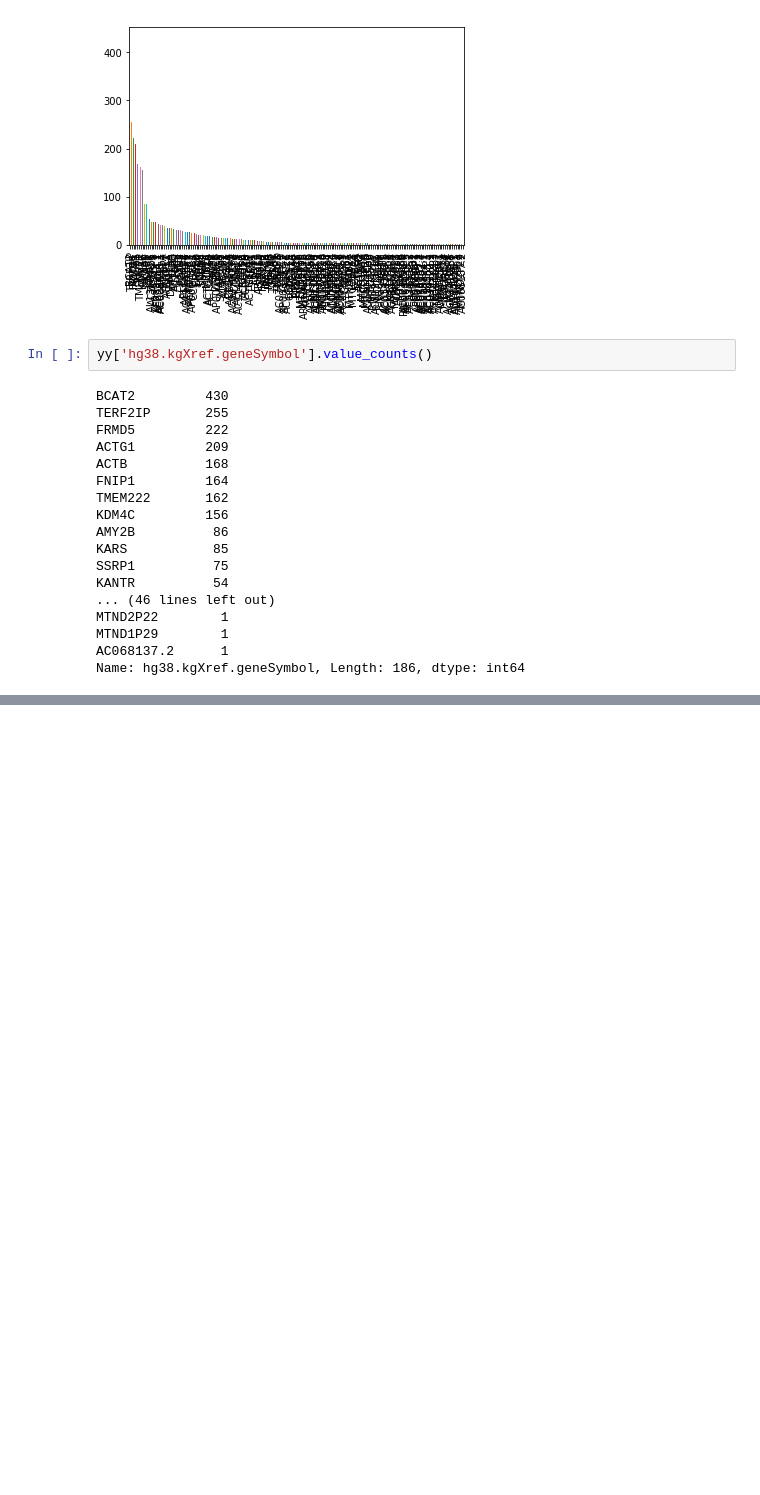
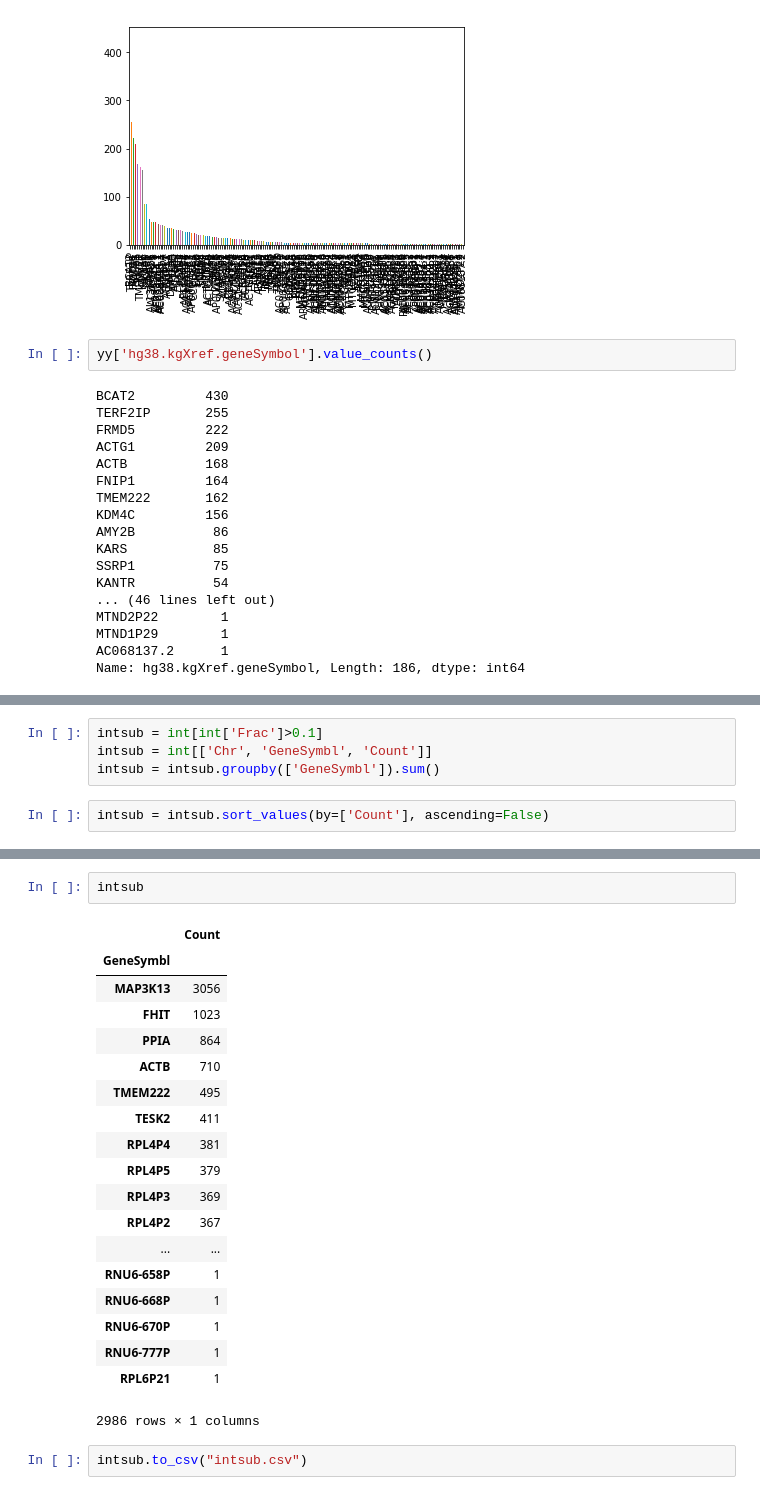
Before and after one commit to Anbyew/MyC3PO, a Jupyter notebook: result/read psl.ipynb, the cells around one changed output, grey strips where cells are left out. Cells and saved outputs as stored; diff of their text form; blank space fills up the shorter version.

```diff
--- a/result/read psl.ipynb
+++ b/result/read psl.ipynb
@@ -158,0 +175,6 @@ Name: hg38.kgXref.geneSymbol, Length: 186, dtype: int64
+# %%
+intsub = int[int['Frac']>0.1]
+intsub = int[['Chr', 'GeneSymbl', 'Count']]
+intsub = intsub.groupby(['GeneSymbl']).sum()
+# %%
+intsub = intsub.sort_values(by=['Count'], ascending=False)
@@ -158,0 +185,24 @@ Name: hg38.kgXref.geneSymbol, Length: 186, dtype: int64
+# %%
+intsub
+# %% [output]
+|  | Count |
+| GeneSymbl |  |
+| MAP3K13 | 3056 |
+| FHIT | 1023 |
+| PPIA | 864 |
+| ACTB | 710 |
+| TMEM222 | 495 |
+| TESK2 | 411 |
+| RPL4P4 | 381 |
+| RPL4P5 | 379 |
+| RPL4P3 | 369 |
+| RPL4P2 | 367 |
+| ... | ... |
+| RNU6-658P | 1 |
+| RNU6-668P | 1 |
+| RNU6-670P | 1 |
+| RNU6-777P | 1 |
+| RPL6P21 | 1 |
+2986 rows × 1 columns
+# %%
+intsub.to_csv("intsub.csv")
```
Also changed, not shown: parts of 3 cells of this notebook, 1 other file.
